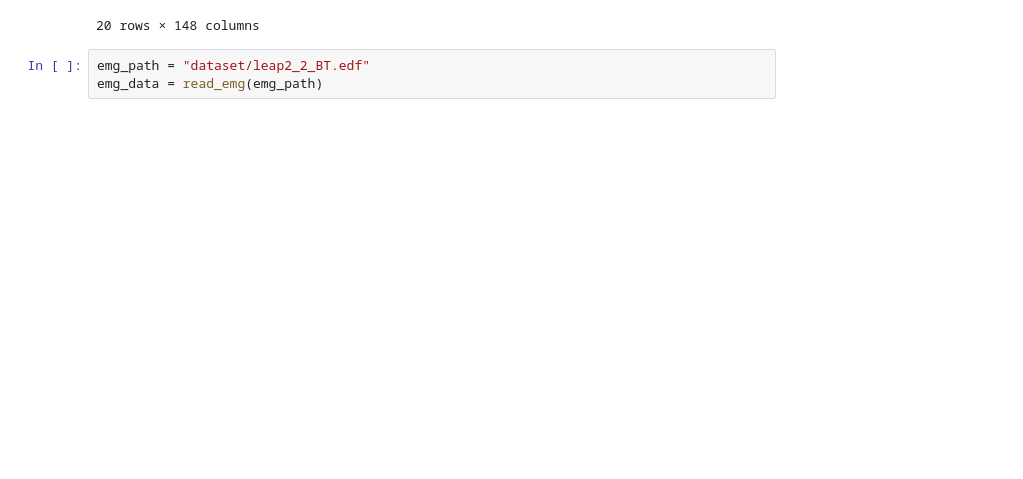
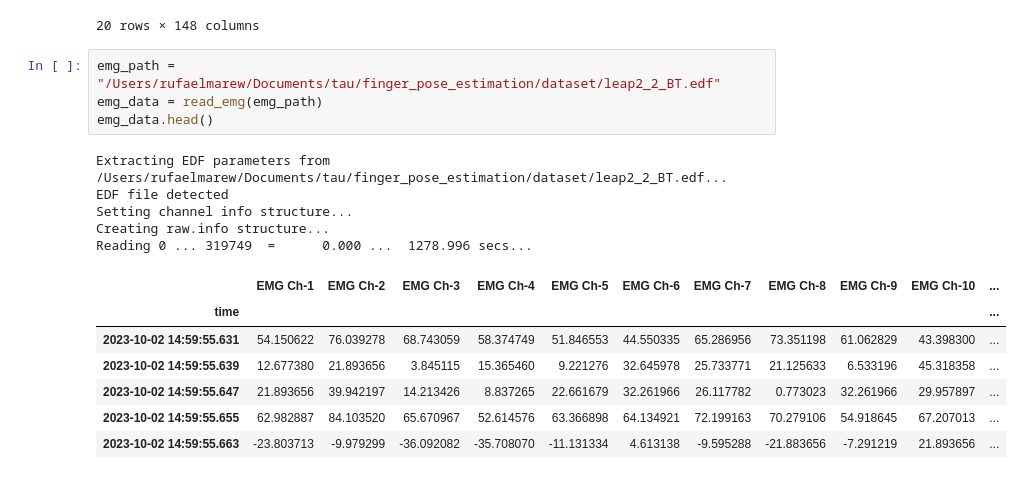
Before and after one commit to rufaelfekadu/finger_pose_estimation, a Jupyter notebook: notebooks/test.ipynb, the cells around one changed output. Drawn from its saved outputs; the diff is of its cells as text; blank space fills up the shorter version.

Commit message:
updated data aquisition

```diff
--- a/notebooks/test.ipynb
+++ b/notebooks/test.ipynb
@@ -38,5 +38,19 @@ data['time'] = pd.to_datetime(data['time'], unit='s')
 | 19 | 19 | 2023-12-28 11:57:02.936731136 | 188498730064 | 113 | HandType.Right | -36.196365 | 176.747803 | -44.926071 | -72.534828 | ... |
 20 rows × 148 columns
 # %%
-emg_path = "dataset/leap2_2_BT.edf"
+emg_path = "/Users/rufaelmarew/Documents/tau/finger_pose_estimation/dataset/leap2_2_BT.edf"
 emg_data = read_emg(emg_path)
+emg_data.head()
+# %% [output]
+Extracting EDF parameters from /Users/rufaelmarew/Documents/tau/finger_pose_estimation/dataset/leap2_2_BT.edf...
+EDF file detected
+Setting channel info structure...
+Creating raw.info structure...
+Reading 0 ... 319749  =      0.000 ...  1278.996 secs...
+|  | EMG Ch-1 | EMG Ch-2 | EMG Ch-3 | EMG Ch-4 | EMG Ch-5 | EMG Ch-6 | EMG Ch-7 | EMG Ch-8 | EMG Ch-9 | EMG Ch-10 | ... |
+| time |  |  |  |  |  |  |  |  |  |  | ... |
+| 2023-10-02 14:59:55.631 | 54.150622 | 76.039278 | 68.743059 | 58.374749 | 51.846553 | 44.550335 | 65.286956 | 73.351198 | 61.062829 | 43.398300 | ... |
+| 2023-10-02 14:59:55.639 | 12.677380 | 21.893656 | 3.845115 | 15.365460 | 9.221276 | 32.645978 | 25.733771 | 21.125633 | 6.533196 | 45.318358 | ... |
+| 2023-10-02 14:59:55.647 | 21.893656 | 39.942197 | 14.213426 | 8.837265 | 22.661679 | 32.261966 | 26.117782 | 0.773023 | 32.261966 | 29.957897 | ... |
+| 2023-10-02 14:59:55.655 | 62.982887 | 84.103520 | 65.670967 | 52.614576 | 63.366898 | 64.134921 | 72.199163 | 70.279106 | 54.918645 | 67.207013 | ... |
+| 2023-10-02 14:59:55.663 | -23.803713 | -9.979299 | -36.092082 | -35.708070 | -11.131334 | 4.613138 | -9.595288 | -21.883656 | -7.291219 | 21.893656 | ... |
```
Also changed, not shown: 1 other file.
